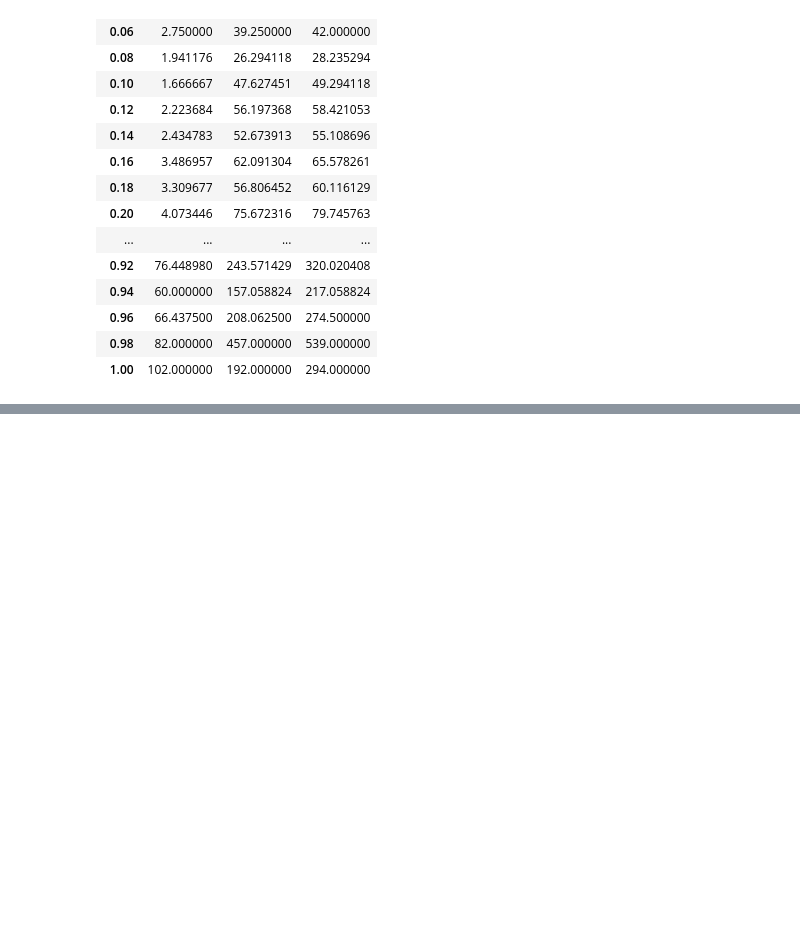
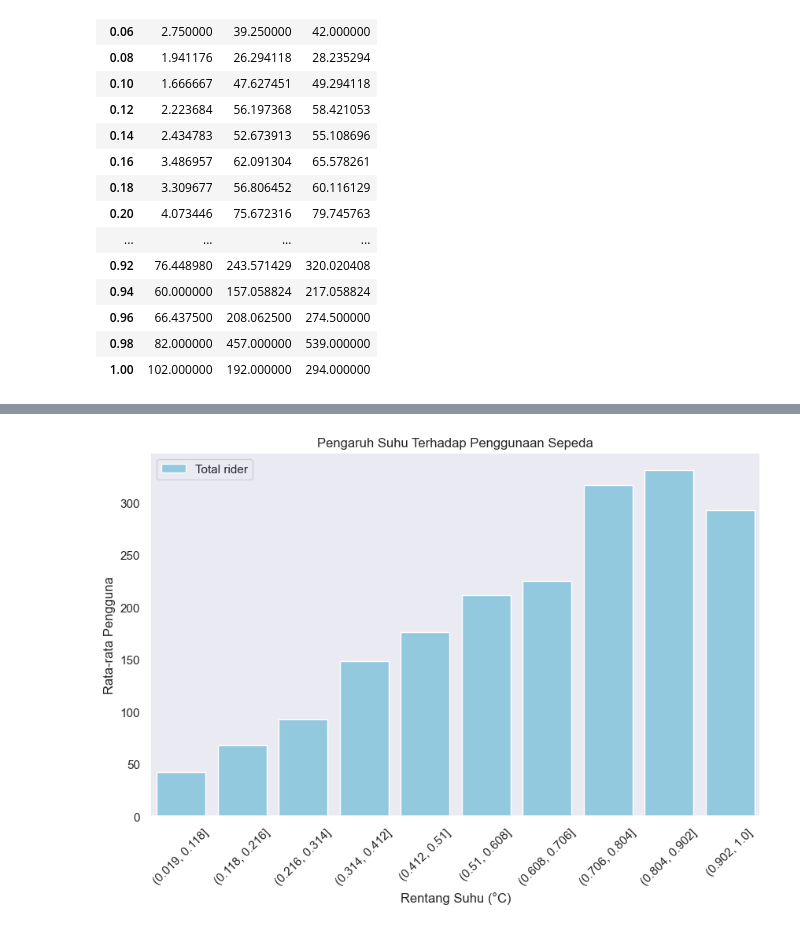
Before and after one commit to duevanofairuz/fp-data-analytics-python-dicoding, a Jupyter notebook: fp-submissions/notebook.ipynb, the cells around one changed output, grey strips where cells are left out. Saved outputs shown, nothing was run; the diff lists cells and outputs as text; code cells hidden in the pictures; blank space fills up the shorter version.

```diff
--- a/fp-submissions/notebook.ipynb
+++ b/fp-submissions/notebook.ipynb
@@ -356,3 +385,13 @@ hour_df.groupby(by="temp").agg({
 | 0.96 | 66.437500 | 208.062500 | 274.500000 |
 | 0.98 | 82.000000 | 457.000000 | 539.000000 |
 | 1.00 | 102.000000 | 192.000000 | 294.000000 |
+# %%
+# Menghitung rata-rata jumlah pengguna sepeda berdasarkan suhu (pertanyaan nomor 1)
+warnings.simplefilter(action='ignore', category=FutureWarning)
+temperature_df = hour_df.groupby(pd.cut(hour_df['temp'], bins=10)).agg({
+    'casual': 'mean',
+    'registered': 'mean',
+    'cnt': 'mean'
+}).reset_index()
+
+temperature_df
@@ -358,0 +557,19 @@ hour_df.groupby(by="temp").agg({
+# %%
+# Buat bar chart untuk cnt - temp
+plt.figure(figsize=(10, 6))
+sns.barplot(x='temp', y='cnt', data=temperature_df, color='skyblue', label='Total rider')
+# sns.barplot(x='temp', y='registered', data=temperature_df, palette='Oranges', label='Registered Users')
+
+# Tambahkan judul dan label sumbu
+plt.title('Pengaruh Suhu Terhadap Penggunaan Sepeda')
+plt.xlabel('Rentang Suhu (°C)')
+plt.ylabel('Rata-rata Pengguna')
+plt.xticks(rotation=45)
+
+# Tampilkan legenda
+plt.legend()
+
+# Tampilkan chart
+plt.show()
+# %% [output]
+[figure, added]
```
Also changed, not shown: parts of 25 cells of this notebook.
